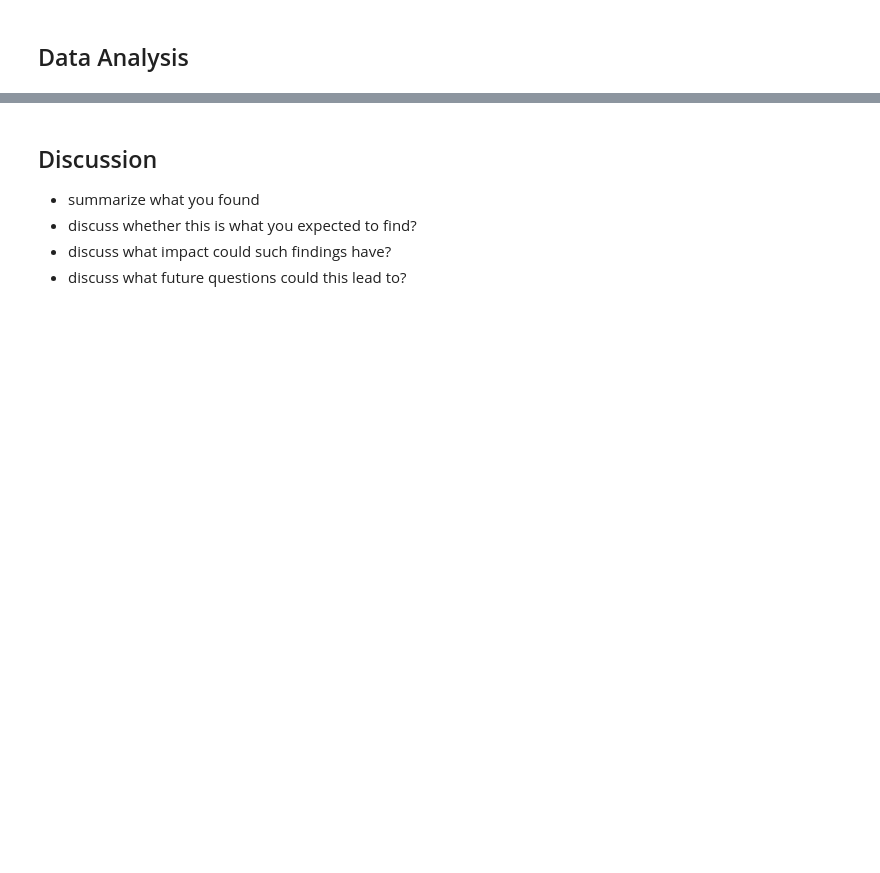
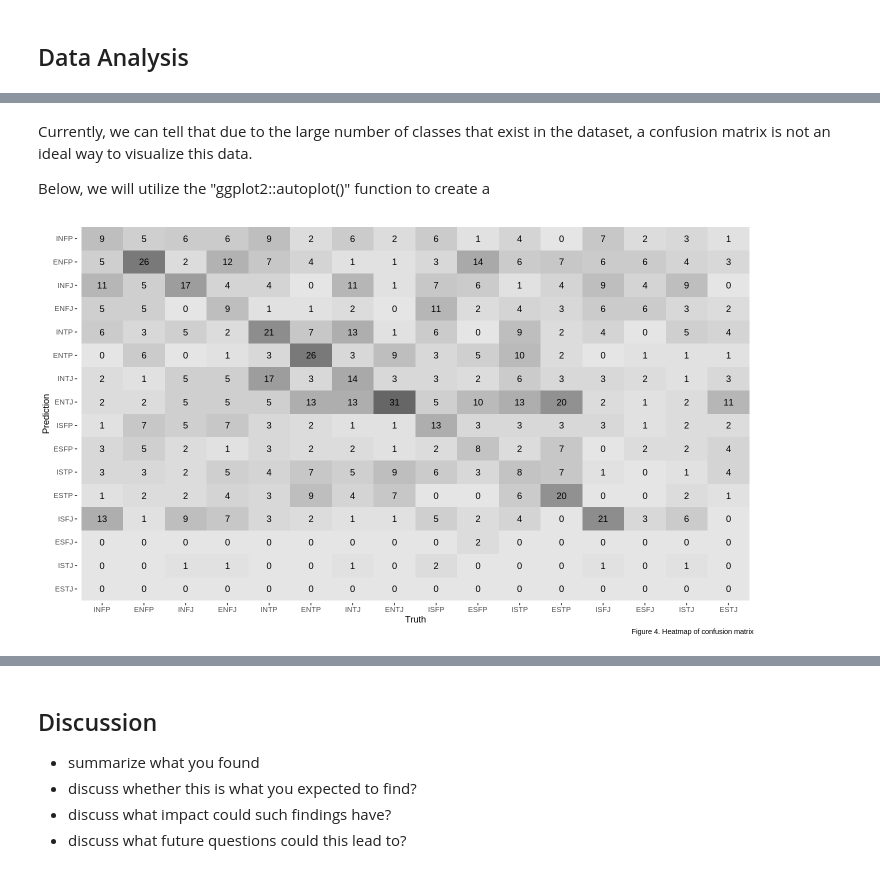
Before and after one commit to ccliang4/dsci-100-2022w1-sec-005-group-28, a Jupyter notebook: Group Project Report.ipynb, the cells around one changed output, grey strips where cells are left out. Drawn from its saved outputs; the diff is of its cells as text; code cells hidden in the pictures; blank space fills up the shorter version.

Commit message:
data analysis visualization
Created new heatmap to better visualize confusion matrix, created new graph showing differences between correct and incorrect predictions for each mbti

```diff
--- a/Group Project Report.ipynb
+++ b/Group Project Report.ipynb
@@ -327,0 +334,14 @@ Prediction INFP ENFP INFJ ENFJ INTP ENTP INTJ ENTJ ISFP ESFP ISTP ESTP ISFJ
+# %% [markdown]
+Currently, we can tell that due to the large number of classes that exist in the dataset, a confusion matrix is not an ideal way to visualize this data.
+
+Below, we will utilize the "ggplot2::autoplot()" function to create a
+# %%
+# Create the heatmap
+
+conf_hm = confusion |>
+        ggplot2::autoplot(type = "heatmap") +
+        labs(caption = "Figure 4. Heatmap of confusion matrix")
+
+conf_hm
+# %% [output]
+[figure, added]
```
Also changed, not shown: parts of 6 cells of this notebook.
